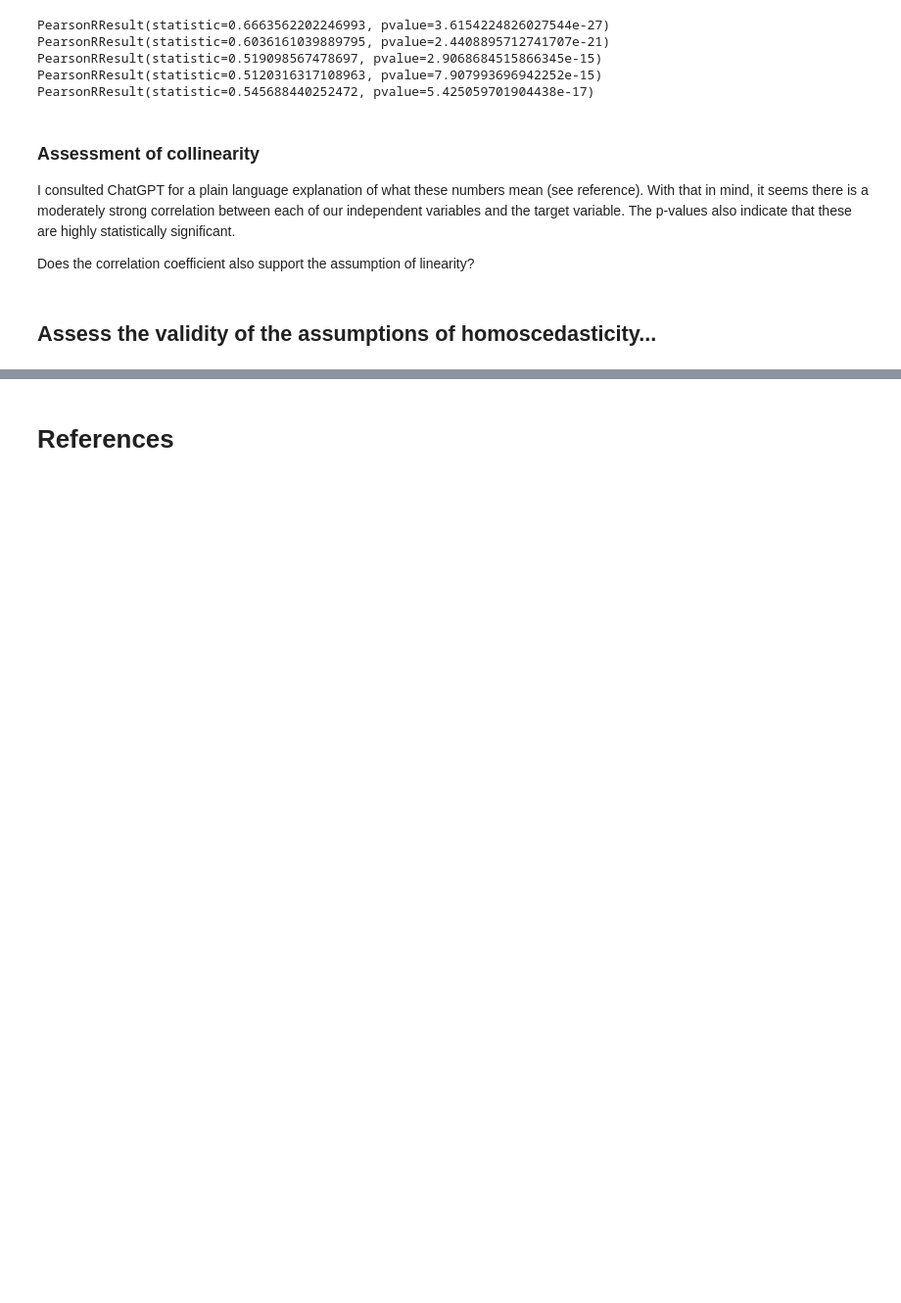
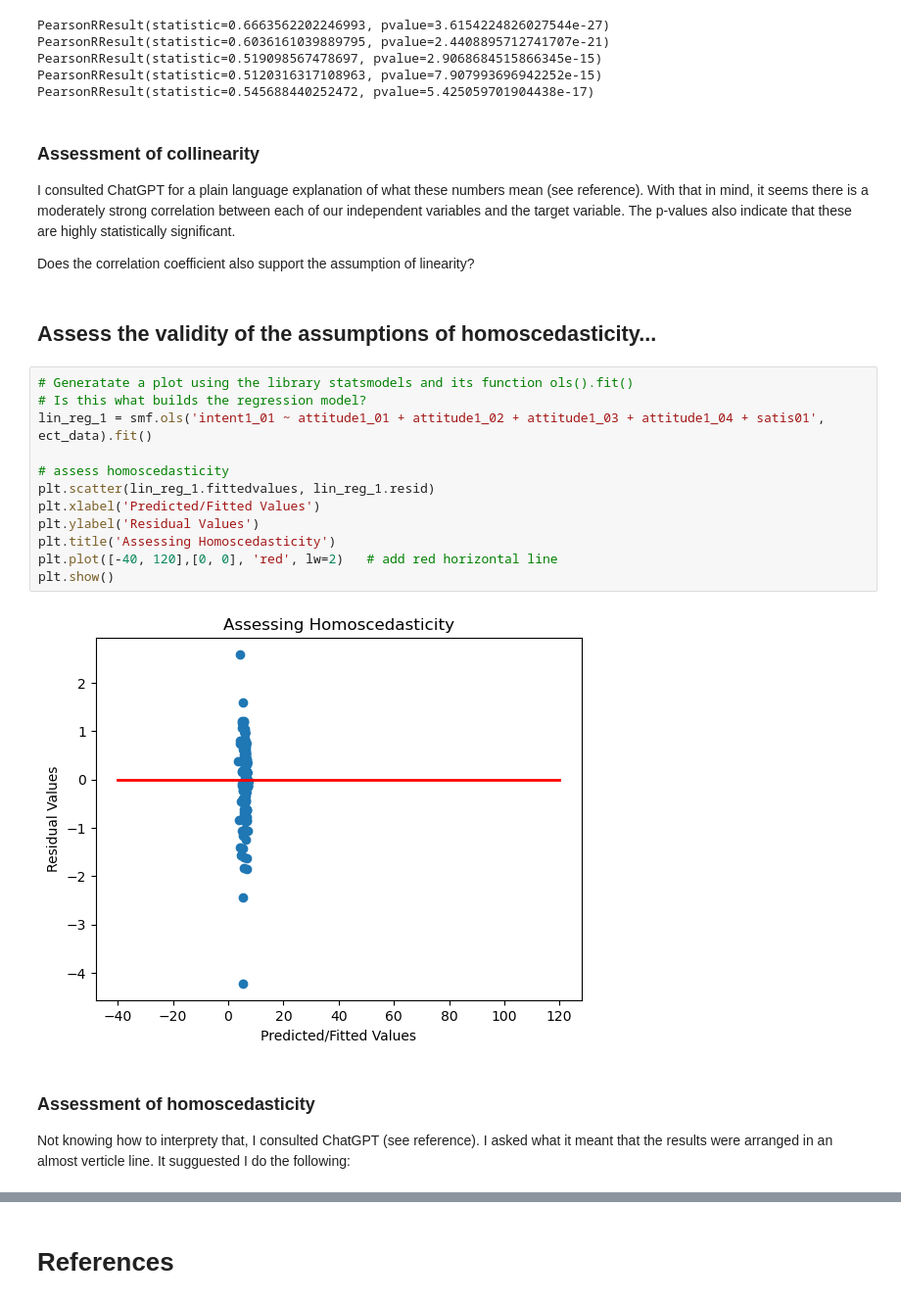
Before and after one commit to TheUltimateFishstick/week9labs, a Jupyter notebook: 09_Independent_Lab_Morgan.ipynb, the cells around one changed output, grey strips where cells are left out. Shown at 98% size. Saved outputs shown, nothing was run; the diff lists cells and outputs as text; blank space fills up the shorter version.

```diff
--- a/09_Independent_Lab_Morgan.ipynb
+++ b/09_Independent_Lab_Morgan.ipynb
@@ -109,3 +109,21 @@ I consulted ChatGPT for a plain language explanation of what these numbers mean
 Does the correlation coefficient also support the assumption of linearity?
 # %% [markdown]
 ## Assess the validity of the assumptions of homoscedasticity...
+# %%
+# Generatate a plot using the library statsmodels and its function ols().fit()
+# Is this what builds the regression model?
+lin_reg_1 = smf.ols('intent1_01 ~ attitude1_01 + attitude1_02 + attitude1_03 + attitude1_04 + satis01', ect_data).fit()
+
+# assess homoscedasticity
+plt.scatter(lin_reg_1.fittedvalues, lin_reg_1.resid)
+plt.xlabel('Predicted/Fitted Values')
+plt.ylabel('Residual Values')
+plt.title('Assessing Homoscedasticity')
+plt.plot([-40, 120],[0, 0], 'red', lw=2)   # add red horizontal line
+plt.show()
+# %% [output]
+[figure, added]
+# %% [markdown]
+### Assessment of homoscedasticity
+
+Not knowing how to interprety that, I consulted ChatGPT (see reference). I asked what it meant that the results were arranged in an almost verticle line. It sugguested I do the following:
```
Also changed, not shown: parts of 18 cells of this notebook, 2 other files.
